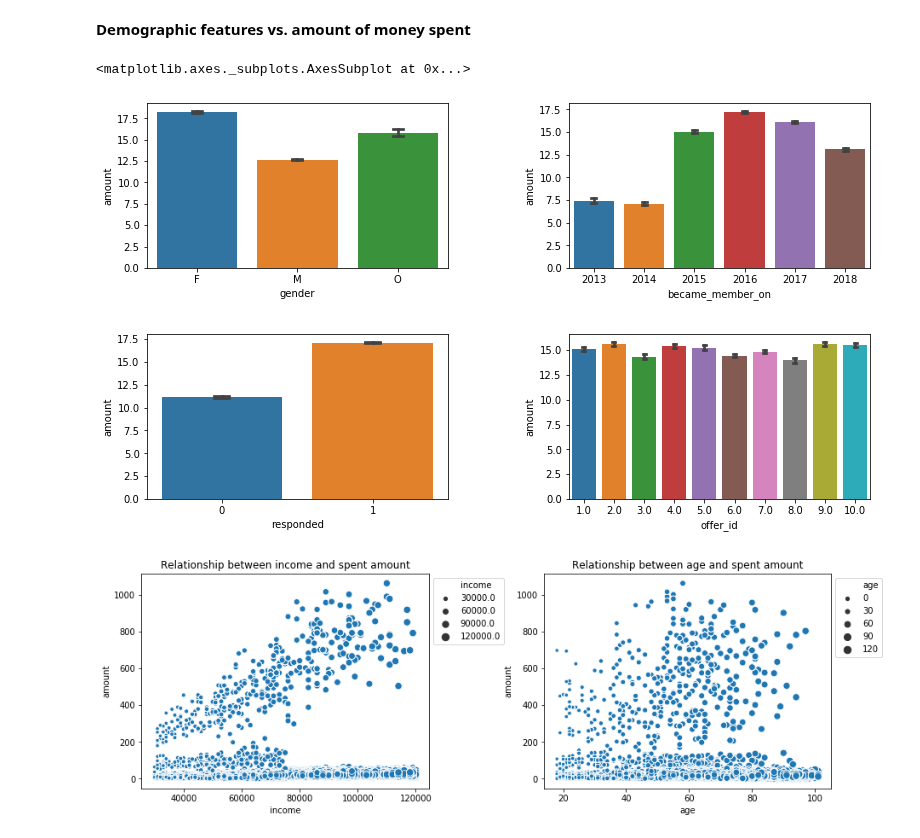
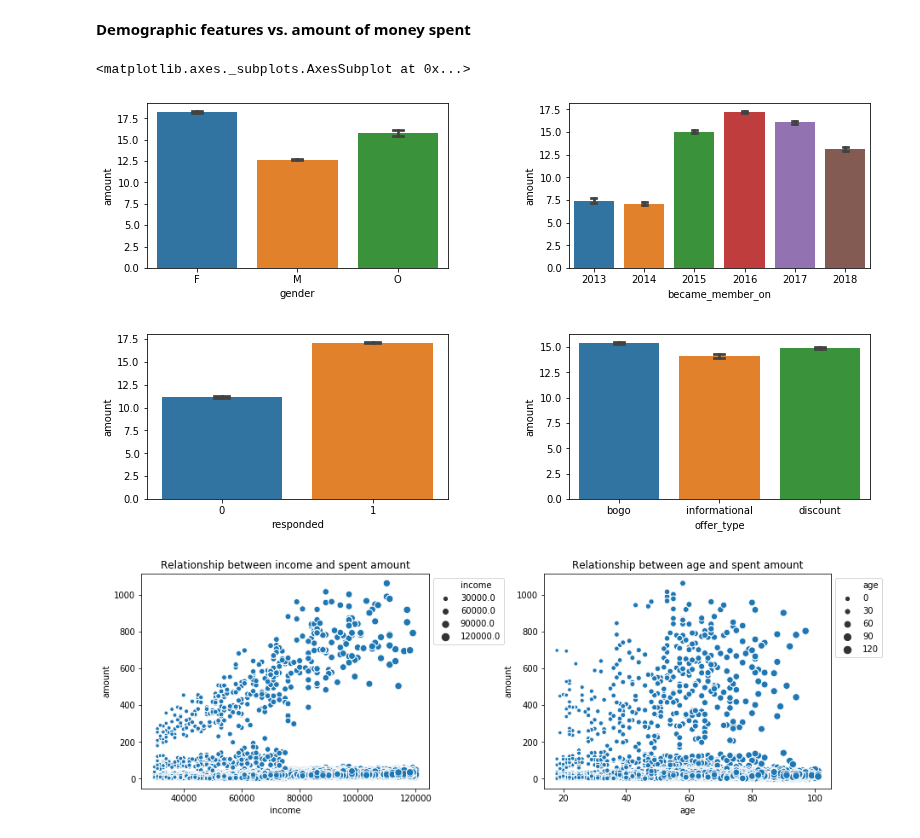
Before and after one commit to Kilie/starbucks, a Jupyter notebook: Starbucks_Capstone_notebook.ipynb, the cells around one changed output. Saved outputs shown, nothing was run; the diff lists cells and outputs as text; code cells hidden in the pictures.

```diff
--- a/Starbucks_Capstone_notebook.ipynb
+++ b/Starbucks_Capstone_notebook.ipynb
@@ -616,14 +688,14 @@ sns.barplot(x=df['responded'], y=df['age'], capsize=.1, ax=axis[1])
 # %%
 # The mean of spent amount in differnt gender, joining time, and response groups
 fig, axis = plt.subplots(2, 2)
 plt.subplots_adjust(wspace=0.4, hspace=0.4, top=1.5, right=1.8)
 sns.barplot(x=df['gender'], y=df['amount'], capsize=.1, ax=axis[0,0])
 sns.barplot(x=df['became_member_on'], y=df['amount'], capsize=.1, ax=axis[0,1])
 sns.barplot(x=df['responded'], y=df['amount'], capsize=.1, ax=axis[1,0])
-sns.barplot(x=df['offer_id'], y=df['amount'], capsize=.1, ax=axis[1,1])
+sns.barplot(x=df['offer_type'], y=df['amount'], capsize=.1, ax=axis[1,1])
 # %% [output]
 <matplotlib.axes._subplots.AxesSubplot at 0x...>
-[figure, old version]
+[figure, new version]
 # %%
 # The relationship between income and response
 fig, axis = plt.subplots(1, 2)
```
Also changed, not shown: parts of 21 cells of this notebook.
